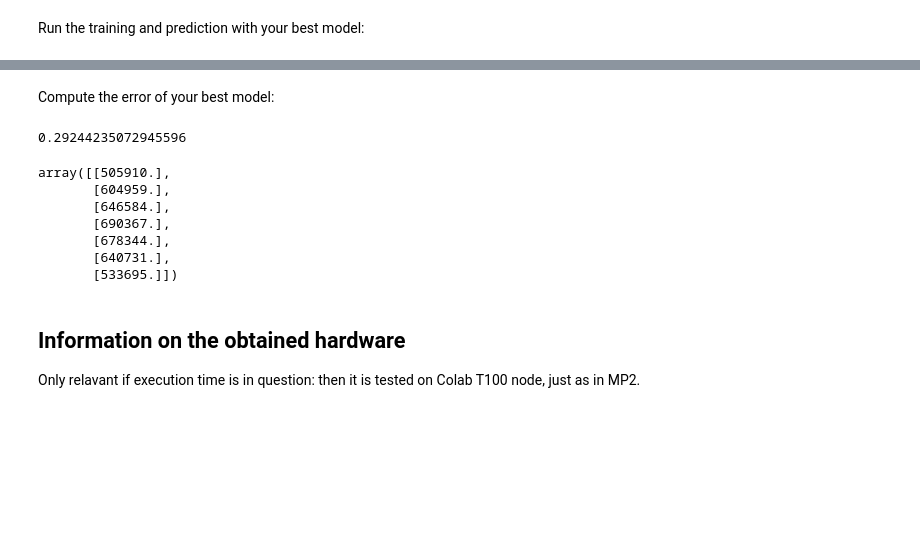
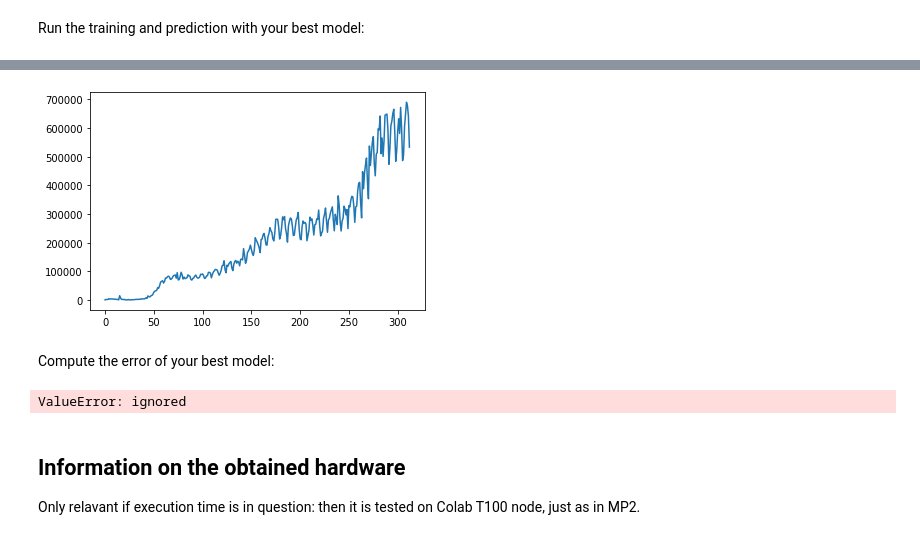
Before and after one commit to Viliuskerutis/AML, a Jupyter notebook: AML_MP3_Kerutis.ipynb, the cells around one changed output, grey strips where cells are left out. Drawn from its saved outputs; the diff is of its cells as text; code cells hidden in the pictures; blank space fills up the shorter version.

```diff
--- a/AML_MP3_Kerutis.ipynb
+++ b/AML_MP3_Kerutis.ipynb
@@ -145,7 +146,7 @@ def my_best_method(train_data):
     model = LinearRegression()
     model.fit(train_data, train_data)
     pred = model.predict(train_data)
-    return get_last_week(pred)
+    return pred[7:]
 # %% [markdown]
 # Testing / validation
 
@@ -180,19 +186,16 @@ predicted_time_series
+# %%
+plt.plot(predicted_time_series) # plotting by columns
+plt.show()
+# %% [output]
+[figure, added]
 # %% [markdown]
 Compute the error of your best model:
 # %%
 RMSLE(testing_time_series, predicted_time_series)
 # %% [output]
-0.29244235072945596
+ValueError: ignored
 # %%
 predicted_time_series
-# %% [output]
-array([[505910.],
-       [604959.],
-       [646584.],
-       [690367.],
-       [678344.],
-       [640731.],
-       [533695.]])
 # %% [markdown]
 ## Information on the obtained hardware
 
```
Also changed, not shown: parts of 6 cells of this notebook.
